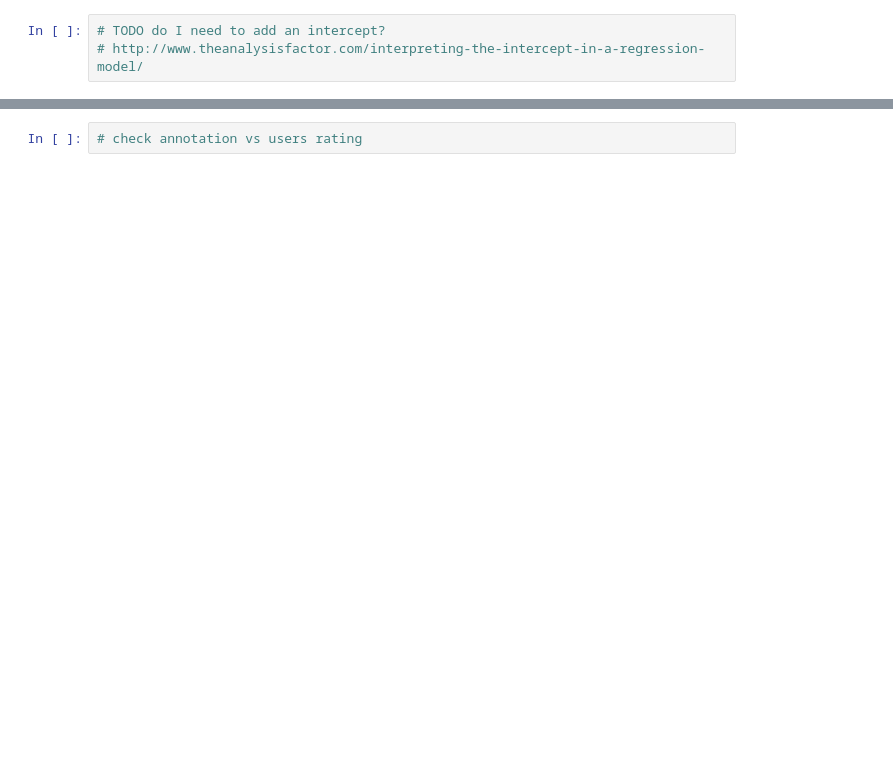
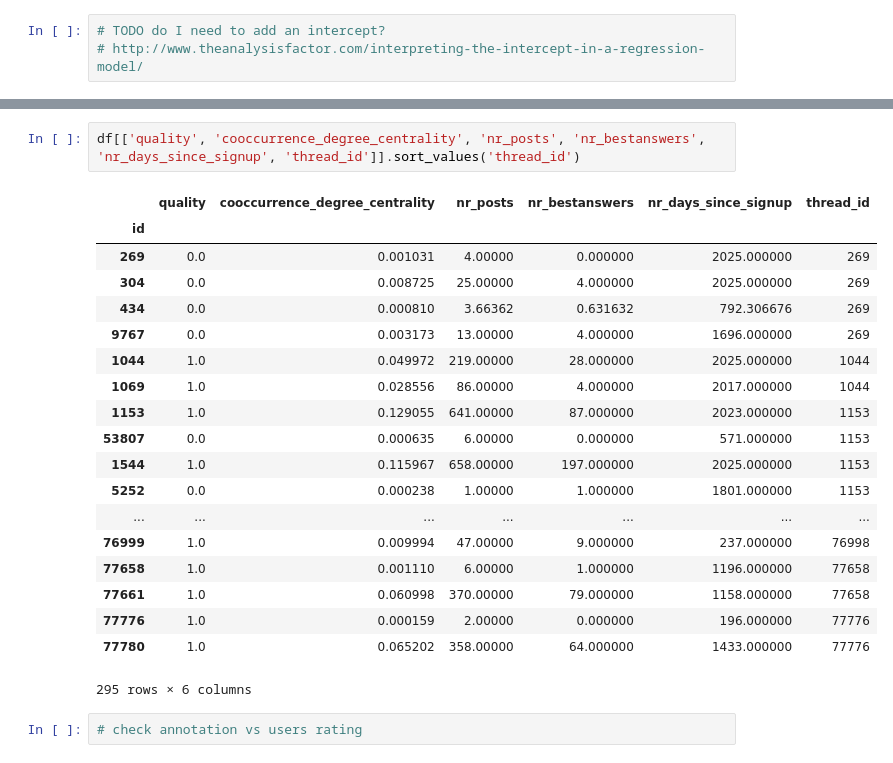
Before and after one commit to enricorotundo/StackexchangeDatadumpQualityAnnotator, a Jupyter notebook: Analysis/AA_dataset_analysis.ipynb, the cells around one changed output, grey strips where cells are left out. Cells and saved outputs as stored; diff of their text form; blank space fills up the shorter version.

```diff
--- a/Analysis/AA_dataset_analysis.ipynb
+++ b/Analysis/AA_dataset_analysis.ipynb
@@ -201,2 +262,24 @@ nr_posts       0.0011      0.000      3.469      0.001       0.000       0.002
+# %%
+df[['quality', 'cooccurrence_degree_centrality', 'nr_posts', 'nr_bestanswers', 'nr_days_since_signup', 'thread_id']].sort_values('thread_id')
+# %% [output]
+|  | quality | cooccurrence_degree_centrality | nr_posts | nr_bestanswers | nr_days_since_signup | thread_id |
+| id |  |  |  |  |  |  |
+| 269 | 0.0 | 0.001031 | 4.00000 | 0.000000 | 2025.000000 | 269 |
+| 304 | 0.0 | 0.008725 | 25.00000 | 4.000000 | 2025.000000 | 269 |
+| 434 | 0.0 | 0.000810 | 3.66362 | 0.631632 | 792.306676 | 269 |
+| 9767 | 0.0 | 0.003173 | 13.00000 | 4.000000 | 1696.000000 | 269 |
+| 1044 | 1.0 | 0.049972 | 219.00000 | 28.000000 | 2025.000000 | 1044 |
+| 1069 | 1.0 | 0.028556 | 86.00000 | 4.000000 | 2017.000000 | 1044 |
+| 1153 | 1.0 | 0.129055 | 641.00000 | 87.000000 | 2023.000000 | 1153 |
+| 53807 | 0.0 | 0.000635 | 6.00000 | 0.000000 | 571.000000 | 1153 |
+| 1544 | 1.0 | 0.115967 | 658.00000 | 197.000000 | 2025.000000 | 1153 |
+| 5252 | 0.0 | 0.000238 | 1.00000 | 1.000000 | 1801.000000 | 1153 |
+| ... | ... | ... | ... | ... | ... | ... |
+| 76999 | 1.0 | 0.009994 | 47.00000 | 9.000000 | 237.000000 | 76998 |
+| 77658 | 1.0 | 0.001110 | 6.00000 | 1.000000 | 1196.000000 | 77658 |
+| 77661 | 1.0 | 0.060998 | 370.00000 | 79.000000 | 1158.000000 | 77658 |
+| 77776 | 1.0 | 0.000159 | 2.00000 | 0.000000 | 196.000000 | 77776 |
+| 77780 | 1.0 | 0.065202 | 358.00000 | 64.000000 | 1433.000000 | 77776 |
+295 rows × 6 columns
 # %%
 # check annotation vs users rating
```
Also changed, not shown: parts of 13 cells of this notebook, 5 other files.
